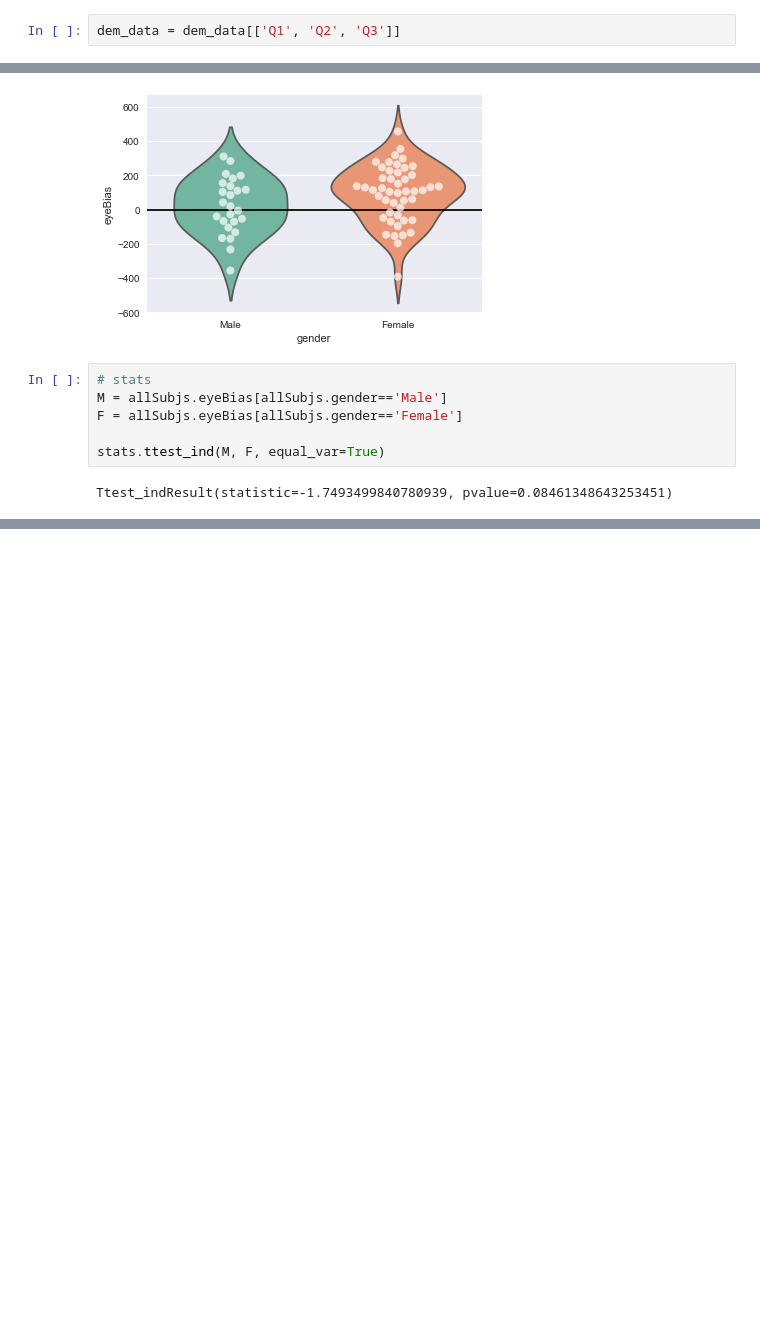
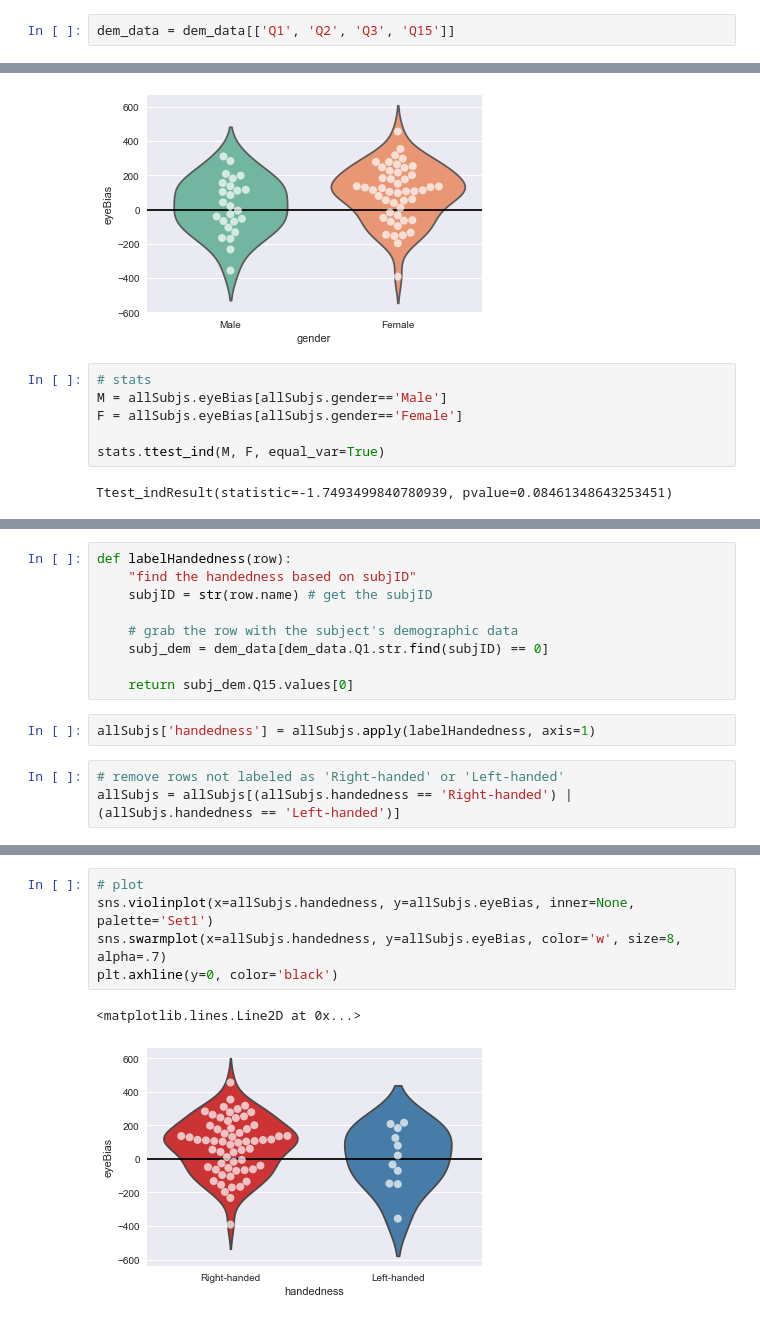
Before and after one commit to jeffmacinnes/cursorTracking, a Jupyter notebook: analysis/eyeBias/eyeBias_analysis.ipynb, the cells around one changed output, grey strips where cells are left out. Drawn from its saved outputs; the diff is of its cells as text; blank space fills up the shorter version.

Commit message:
added handedness to eye bias analysis

```diff
--- a/analysis/eyeBias/eyeBias_analysis.ipynb
+++ b/analysis/eyeBias/eyeBias_analysis.ipynb
@@ -148,5 +149,5 @@ Q3 - Gender
 # %%
-dem_data = dem_data[['Q1', 'Q2', 'Q3']]
+dem_data = dem_data[['Q1', 'Q2', 'Q3', 'Q15']]
 # %%
 a = dem_data[dem_data.Q1.str.find('31758') == 0]
 # %%
@@ -194,0 +196,14 @@ Ttest_indResult(statistic=-1.7493499840780939, pvalue=0.08461348643253451)
+# %%
+def labelHandedness(row):
+    "find the handedness based on subjID"
+    subjID = str(row.name) # get the subjID
+
+    # grab the row with the subject's demographic data
+    subj_dem = dem_data[dem_data.Q1.str.find(subjID) == 0]
+
+    return subj_dem.Q15.values[0]
+# %%
+allSubjs['handedness'] = allSubjs.apply(labelHandedness, axis=1)
+# %%
+# remove rows not labeled as 'Right-handed' or 'Left-handed'
+allSubjs = allSubjs[(allSubjs.handedness == 'Right-handed') | (allSubjs.handedness == 'Left-handed')]
@@ -194,0 +227,8 @@ Ttest_indResult(statistic=-1.7493499840780939, pvalue=0.08461348643253451)
+# %%
+# plot
+sns.violinplot(x=allSubjs.handedness, y=allSubjs.eyeBias, inner=None, palette='Set1')
+sns.swarmplot(x=allSubjs.handedness, y=allSubjs.eyeBias, color='w', size=8, alpha=.7)
+plt.axhline(y=0, color='black')
+# %% [output]
+<matplotlib.lines.Line2D at 0x...>
+[figure, added]
```
Also changed, not shown: parts of 7 cells of this notebook.
